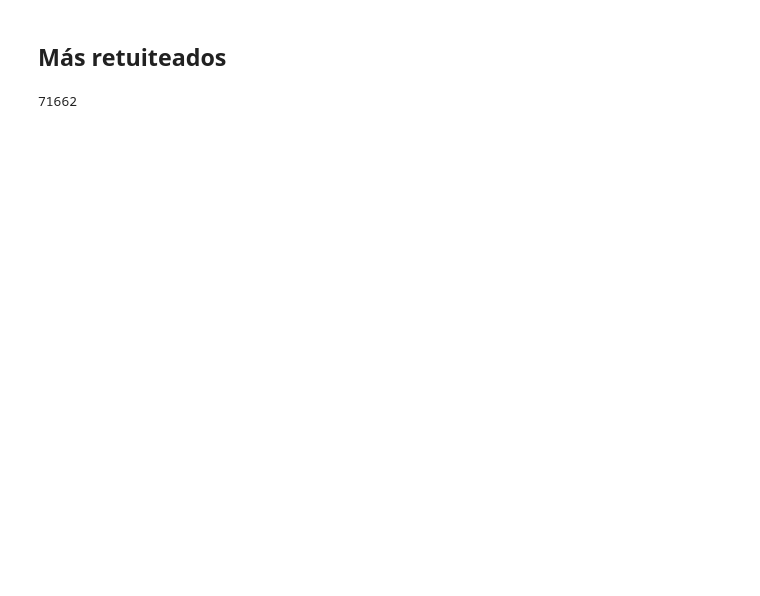
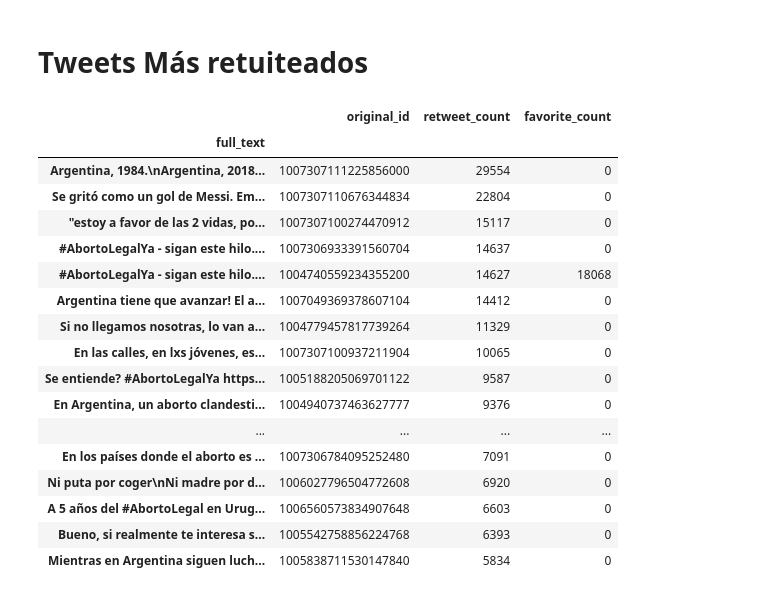
Before and after one commit to pablocelayes/twitter-aborto, a Jupyter notebook: notebooks/1.0-analisis-tweets-mongo.ipynb, the cells around one changed output. Drawn from its saved outputs; the diff is of its cells as text; code cells hidden in the pictures; blank space fills up the shorter version.

```diff
--- a/notebooks/1.0-analisis-tweets-mongo.ipynb
+++ b/notebooks/1.0-analisis-tweets-mongo.ipynb
@@ -21,0 +15,32 @@ tweets['created_at'] = pd.to_datetime(tweets['created_at'])
+# %%
+%%time
+tweets = []
+users = {}
+cols_tweet = ['id', 'created_at', 'favorite_count', 'retweet_count', 'full_text',
+              'posicion', 'favorited', 'retweeted']
+cols_user = [
+             u'created_at',
+             u'description',
+             u'favourites_count',
+             u'followers_count',
+             u'friends_count',
+             u'geo_enabled',
+             u'id',
+             u'lang',
+             u'location',
+             u'name',
+             u'protected',
+             u'screen_name',
+             u'statuses_count',
+             u'time_zone',
+             u'verified']
+
+for t in coll.find():
+    tr = {c: t[c] for c in cols_tweet}
+    tr['user_name'] = t['user']['name']
+    tr['user_id'] = t['user']['id']
+    tr['original_id'] = t['retweeted_status']['id'] if t['retweeted'] else t['id']
+    tweets.append(tr)
+    uid = t['user']['id']
+    if uid not in users:
+        users[uid] = {c: t['user'][c] for c in cols_user}
@@ -21,0 +50,4 @@ tweets['created_at'] = pd.to_datetime(tweets['created_at'])
+# %%
+%%time
+tweets = pd.DataFrame(tweets)
+users = pd.DataFrame(users.values())
@@ -21,0 +57,4 @@ tweets['created_at'] = pd.to_datetime(tweets['created_at'])
+# %%
+%%time
+tweets['created_at'] = pd.to_datetime(tweets['created_at'],
+                                      format="%a %b %d %H:%M:%S +0000 %Y")
@@ -91,2 +100,2 @@ Name: user_name, dtype: int64
 # %% [markdown]
-## Más retuiteados
+# Tweets Más retuiteados
@@ -93,10 +106,25 @@ Name: user_name, dtype: int64
 # %%
-df = tweets[['full_text', 'retweet_count', 'favorite_count', 'posicion']]
+df = tweets_si[['original_id', 'retweet_count', 'favorite_count', 'full_text']]
 # Removemos menciones en RTs
-import re
 df.full_text = df.full_text.apply(lambda s: re.sub(r"^RT @\w+: ", "", s))
+df = df.groupby('full_text').max()
+df.sort_values(by='retweet_count', ascending=False).head(20)
+# %% [output]
+|  | original_id | retweet_count | favorite_count |
+| full_text |  |  |  |
+| Argentina, 1984.\nArgentina, 2018... | 1007307111225856000 | 29554 | 0 |
+| Se gritó como un gol de Messi. Em... | 1007307110676344834 | 22804 | 0 |
+| "estoy a favor de las 2 vidas, po... | 1007307100274470912 | 15117 | 0 |
+| #AbortoLegalYa - sigan este hilo.... | 1007306933391560704 | 14637 | 0 |
+| #AbortoLegalYa - sigan este hilo.... | 1004740559234355200 | 14627 | 18068 |
+| Argentina tiene que avanzar! El a... | 1007049369378607104 | 14412 | 0 |
+| Si no llegamos nosotras, lo van a... | 1004779457817739264 | 11329 | 0 |
+| En las calles, en lxs jóvenes, es... | 1007307100937211904 | 10065 | 0 |
+| Se entiende? #AbortoLegalYa https... | 1005188205069701122 | 9587 | 0 |
+| En Argentina, un aborto clandesti... | 1004940737463627777 | 9376 | 0 |
+| ... | ... | ... | ... |
+| En los países donde el aborto es ... | 1007306784095252480 | 7091 | 0 |
+| Ni puta por coger\nNi madre por d... | 1006027796504772608 | 6920 | 0 |
+| A 5 años del #AbortoLegal en Urug... | 1006560573834907648 | 6603 | 0 |
+| Bueno, si realmente te interesa s... | 1005542758856224768 | 6393 | 0 |
+| Mientras en Argentina siguen luch... | 1005838711530147840 | 5834 | 0 |
-# %%
-df.drop_duplicates(inplace=True)
-len(df)
-# %% [output]
-71662
```
Also changed, not shown: parts of 37 cells of this notebook.
